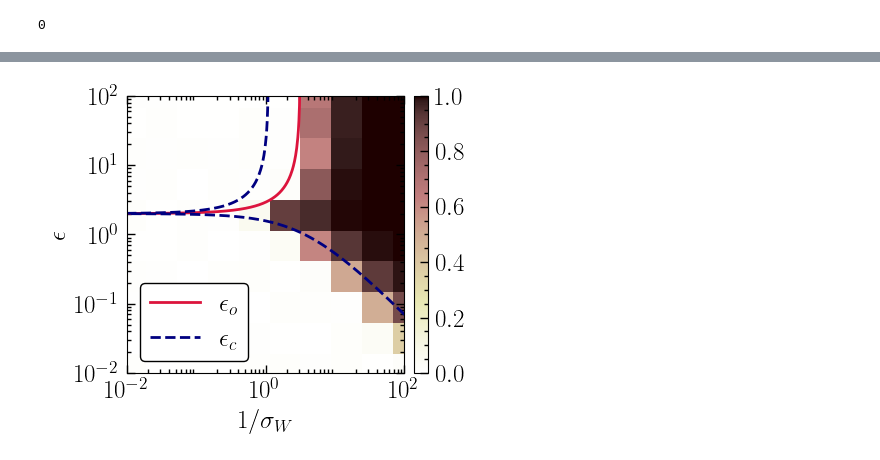
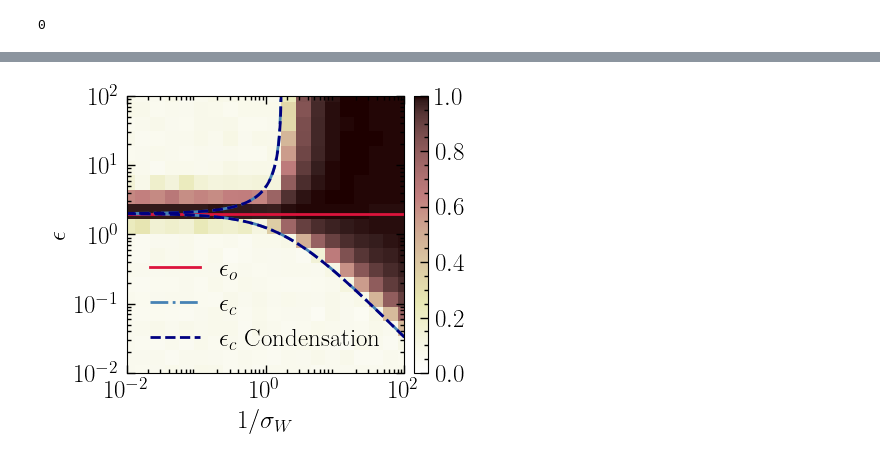
Before and after one commit to f-damico/BBP_in_SGD, a Jupyter notebook: src/notebooks/1.relu.ipynb, the cells around one changed output, grey strips where cells are left out. Saved outputs shown, nothing was run; the diff lists cells and outputs as text; code cells hidden in the pictures.

```diff
--- a/src/notebooks/1.relu.ipynb
+++ b/src/notebooks/1.relu.ipynb
@@ -262,7 +67,6 @@ def lambda_iso(epsilon, sigma, r, f, fp, fpp):
 # %%
-plot_dir2 = "../images/1.non-linear/relu/"
-data_dir2 = "../data/1.non-linear/relu/"
-# data_dir2 = "../data/test/"
+plot_dir2 = "../../collected_results/figures/1.non-linear/relu/"
+data_dir2 = "../../data/1.non-linear/relu/"
 
 os.system("mkdir -p " + plot_dir2)
 os.system("mkdir -p " + data_dir2)
@@ -332,24 +179,0 @@ Saved the figure to ../data/1.non-linear/relu/relu_top_eig_diff_exp.npz
-# %%
-# Generate single step trained networks
-# The size of the generated data is a bit large, I will share it with you via email if you want.
-
-N = 100
-M = 200
-r = N/M
-
-n_try = 5
-n_data = 3000
-
-epsilon_list = np.logspace(-2, 2, 10)
-sigma_list = np.logspace(-2, 2, 10)
-
-for epsilon in epsilon_list:
-    for sigma in sigma_list:
-        simulate(epsilon, sigma,
-                 N=N, M=M,
-                 n_try=n_try,
-                 n_data=n_data,
-                 f=f, fp=fp,
-                 data_dir=data_dir2)
-
-print("done")
@@ -512,42 +390,46 @@ fig, axs = plt.subplots(
 X, Y = np.meshgrid(sigma_list, epsilon_list)
 
 # Experimental phase diagram
-im = axs.pcolormesh(1./X, Y, u_ab_list.T,
+im = axs.pcolormesh(1./X, Y, u_ab_list[:, :, 0],
                     vmin=0, vmax=1,
-#                     cmap='pink_r',
                     cmap=cmap,
                     shading='auto')
 
-mu2_valid = np.where(mu2_list>0, mu2_list, np.nan)
-axs.plot(1./sig_list, 1./mu2_valid,
+axs.plot(1./sig_list, epsilon_o_list,
          color='crimson', marker='', ls='-', lw=2,
          label=r"$\epsilon_o$")
 
+axs.plot(1./sig_list, epsilon_c_list_sa,
+         color='steelblue', marker='', ls='-.', lw=2,
+         label=r"$\epsilon_c$")
+axs.plot(1./sig_list, epsilon_c_n_list_sa,
+         color='steelblue', marker='', ls='-.', lw=2)
+
 axs.plot(1./sig_list, epsilon_c_list,
          color='navy', marker='', ls='--', lw=2,
-         label=r"$\epsilon_c$")
+         label=r"$\epsilon_c$ Condensation")
 axs.plot(1./sig_list, epsilon_c_n_list,
          color='navy', marker='', ls='--', lw=2)
 
-plt.legend(loc='lower left', facecolor='white', frameon=True, framealpha=1, edgecolor='k', fancybox=True)
+plt.legend(loc='lower left', facecolor='white', frameon=False, framealpha=1, edgecolor='k', fancybox=True)
 
 nice_style(axs,
            ylim=(np.min(epsilon_list), np.max(epsilon_list)),
            xlim=(np.min(sigma_list), np.max(sigma_list)),
            xlabel=r"$1/\sigma_W$",
            ylabel=r"$\epsilon$",
            logx=True, logy=True
           )
 
 axs.set_aspect("equal", adjustable="box")
 
 divider = make_axes_locatable(axs)
 cax = divider.append_axes("right", size="5%", pad=0.1)
 
 cb = fig.colorbar(im, cax=cax)
 
 plt.savefig(plot_dir2 + actf + "_" + "u_ab_exp.pdf", bbox_inches="tight")
 
 plt.show()
 # %% [output]
-[figure, old version]
+[figure, new version]
```
Also changed, not shown: parts of 19 cells of this notebook, 7 other files.
